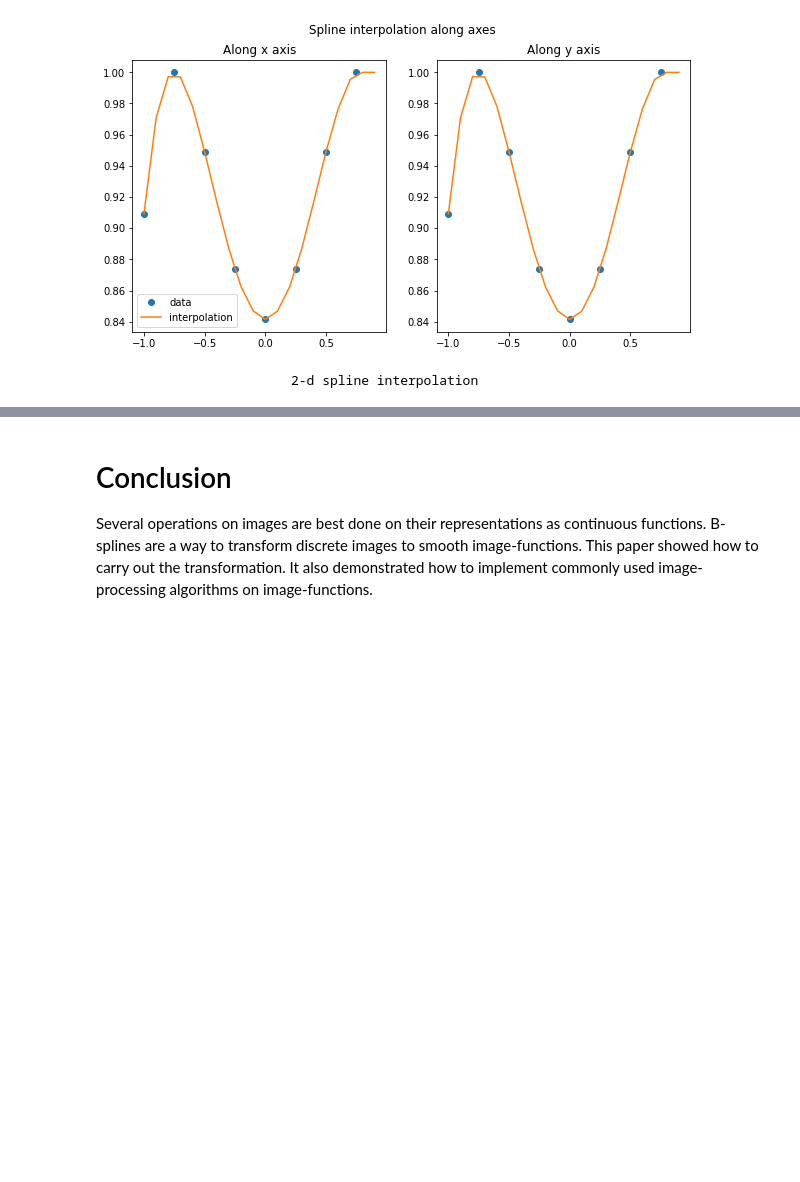
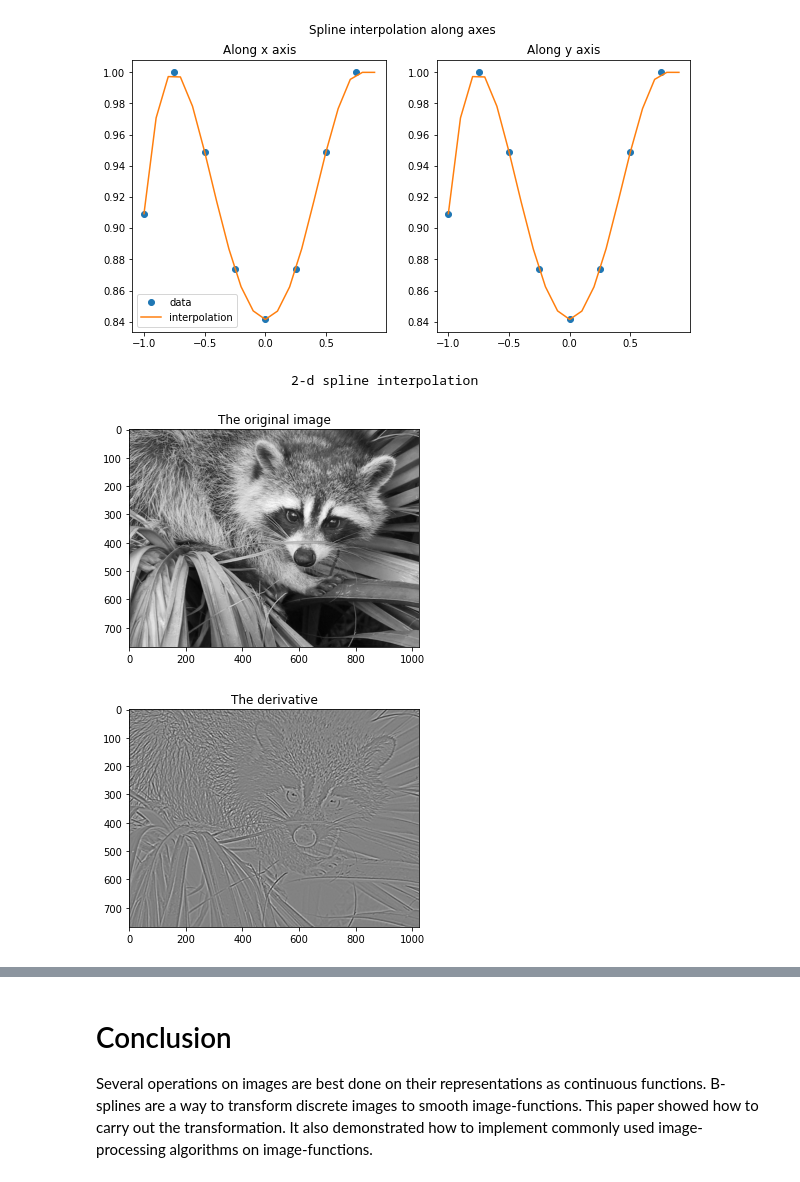
Before and after one commit to amey-joshi/am, a Jupyter notebook: p3/m2p_B01_B_ImageSplines_Version_3.ipynb, the cells around one changed output, grey strips where cells are left out. Saved outputs shown, nothing was run; the diff lists cells and outputs as text; code cells hidden in the pictures; blank space fills up the shorter version.

```diff
--- a/p3/m2p_B01_B_ImageSplines_Version_3.ipynb
+++ b/p3/m2p_B01_B_ImageSplines_Version_3.ipynb
@@ -1415,3 +1440,35 @@ print(' ' * 25 + '2-d spline interpolation')
+# %%
+# Example of derivative of an image using splines.
+# The code is adapted from the documentation of scipy.signal.
+
+import numpy as np
+import matplotlib.pyplot as plt
+
+from scipy import signal, misc
+
+img = misc.face(gray=True).astype(np.float32)
+# Get the cubic spline coefficients.
+sc = signal.cspline2d(img, 8.0)
+
+# Compute the derivative of the image
+laplacian = np.array([[0,1,0], [1,-4,1], [0,1,0]], dtype=np.float32)
+# Refer to equation (7) of the section 'Differentiation'. In order to find
+# the derivative, we convolve a 'derivative filter' with the spline coefficients.
+# Here, our derivative filter is the laplacian.
+d_img = signal.convolve2d(sc, laplacian, mode = 'same', boundary = 'symm')
+
+def display_image(image, title_str):
+  plt.figure()
+  plt.imshow(image)
+  plt.gray()
+  plt.title(title_str)
+  plt.show()
+
+display_image(img, 'The original image')
+display_image(d_img, 'The derivative')
+# %% [output]
+[figure, added]
+[figure, added]
 # %%
 # Example of smoothing of 2-d data.
 import numpy as np
```
Also changed, not shown: parts of 5 cells of this notebook.
